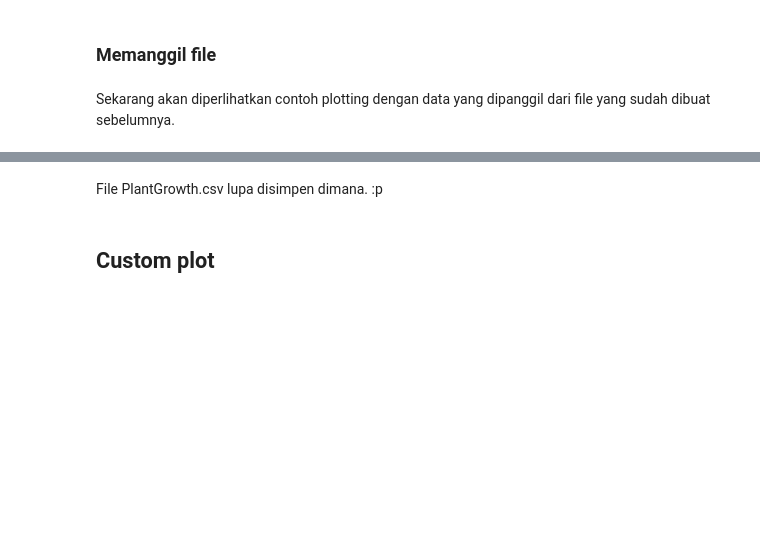
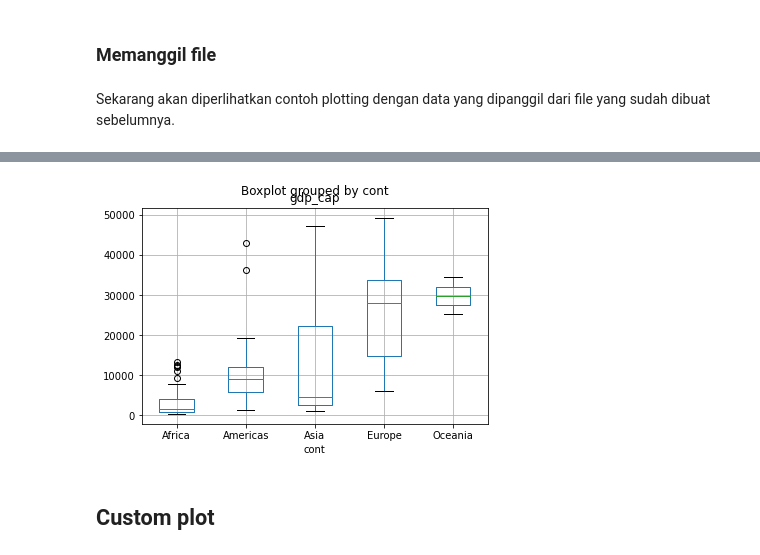
Before and after one commit to mzamzam/belajar_python, a Jupyter notebook: matplotlib_scatter-log.ipynb, the cells around one changed output, grey strips where cells are left out. Drawn from its saved outputs; the diff is of its cells as text; code cells hidden in the pictures; blank space fills up the shorter version.

```diff
--- a/matplotlib_scatter-log.ipynb
+++ b/matplotlib_scatter-log.ipynb
@@ -53,19 +53,19 @@ plt.show()
 Sekarang akan diperlihatkan contoh plotting dengan data yang dipanggil dari file yang sudah dibuat sebelumnya.
 # %%
 import pandas as pd
-datafile="C:\Users\Pengamatan Neo1\Downloads\PlantGrowth.csv"
+datafile="DATA_matplotlib_scatter-log.csv"
 data = pd.read_csv(datafile)
 
 #Create a boxplot
-data.boxplot('weight', by='group', figsize=(12, 8))
+data.boxplot('gdp_cap', by='cont')
 
-ctrl = data['weight'][data.group == 'ctrl']
+asia = data['gdp_cap'][data.cont == 'Asia']
 
-grps = pd.unique(data.group.values)
-d_data = {grp:data['weight'][data.group == grp] for grp in grps}
+grps = pd.unique(data.cont.values)
+d_data = {grp:data['gdp_cap'][data.cont == grp] for grp in grps}
 
-k = len(pd.unique(data.group))  # number of conditions
+k = len(pd.unique(data.cont))  # number of conditions
 N = len(data.values)  # conditions times participants
-n = data.groupby('group').size()[0] #Participants in each condition
+n = data.groupby('cont').size()[0] #Participants in each condition
 plt.show()
 # %% [output]
@@ -73,5 +72,4 @@ SyntaxError: (unicode error) 'unicodeescape' codec can't decode bytes in positio
+[figure, added]
-# %% [markdown]
-File PlantGrowth.csv lupa disimpen dimana. :p
 # %% [markdown]
 ## Custom plot
 # %%
```
Also changed, not shown: parts of 6 cells of this notebook.
